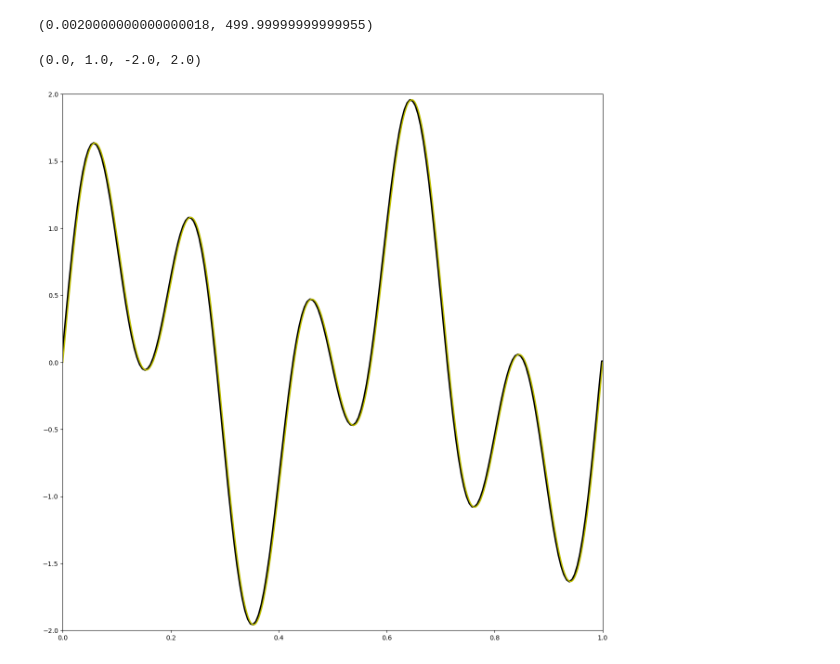
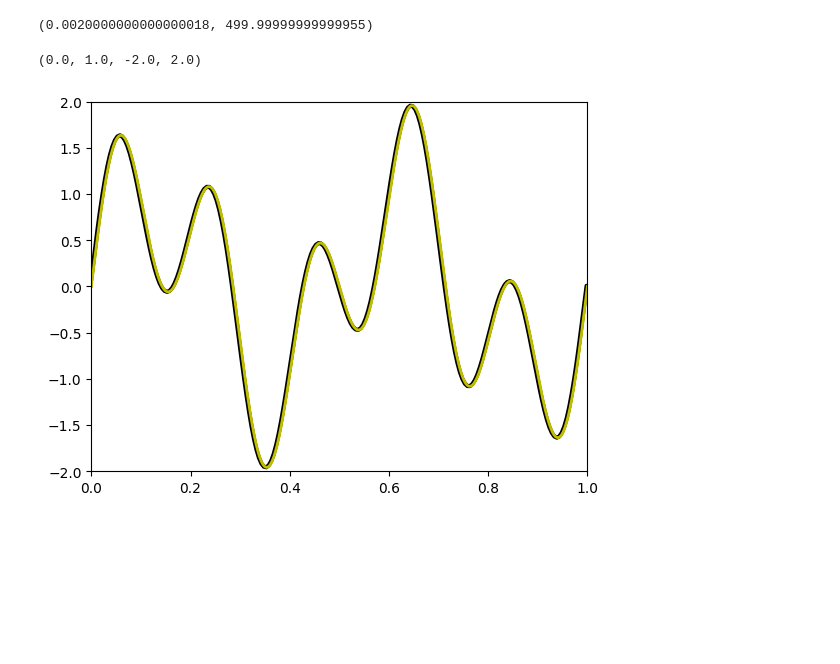
Before and after one commit to ParasKore2003/DSP, a Jupyter notebook: test.ipynb, the cells around one changed output. Saved outputs shown, nothing was run; the diff lists cells and outputs as text; code cells hidden in the pictures; blank space fills up the shorter version.

```diff
--- a/test.ipynb
+++ b/test.ipynb
@@ -60,11 +60,10 @@ def yRe(t):
 # %%
 # Now make some time values and plot the reconstructed signal (black line)
 # along with the origonal continuous function (yellow line).
-plt.figure(figsize=(15,15))
 tt = np.linspace(-2.5, 2.5, 1000)
 plt.plot(tt, yRe(tt), 'k-', linewidth = 3)
 plt.plot(ts0, f, 'y-', linewidth = 2)
 plt.axis((0, 1, -2, 2))
 # %% [output]
 (0.0, 1.0, -2.0, 2.0)
-[figure, old version]
+[figure, new version]
```
